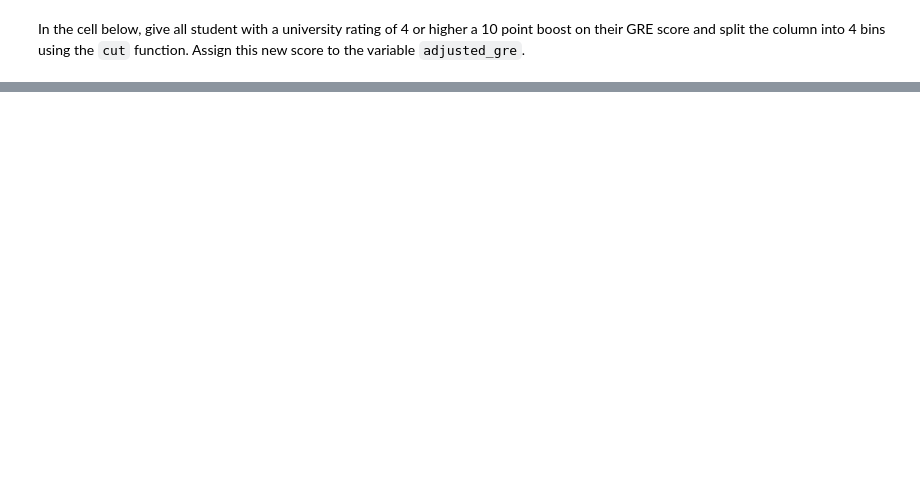
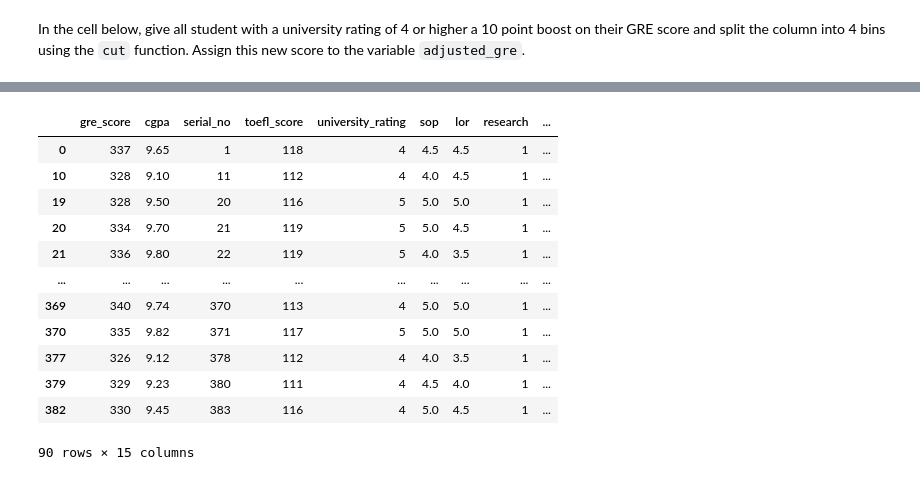
Before and after one commit to ta-data-lis/lab-advanced-pandas, a Jupyter notebook: your-code/main.ipynb, the cells around one changed output, grey strips where cells are left out. Cells and saved outputs as stored; diff of their text form; code cells hidden in the pictures; blank space fills up the shorter version.

```diff
--- a/your-code/main.ipynb
+++ b/your-code/main.ipynb
@@ -379,0 +393,17 @@ In the cell below, give all student with a university rating of 4 or higher a 10
+# %%
+accepted_applicants['adjusted_gre'] = pd.cut(accepted_applicants['gre_score'],4)
+accepted_applicants
+# %% [output]
+|  | gre_score | cgpa | serial_no | toefl_score | university_rating | sop | lor | research | ... |
+| 0 | 337 | 9.65 | 1 | 118 | 4 | 4.5 | 4.5 | 1 | ... |
+| 10 | 328 | 9.10 | 11 | 112 | 4 | 4.0 | 4.5 | 1 | ... |
+| 19 | 328 | 9.50 | 20 | 116 | 5 | 5.0 | 5.0 | 1 | ... |
+| 20 | 334 | 9.70 | 21 | 119 | 5 | 5.0 | 4.5 | 1 | ... |
+| 21 | 336 | 9.80 | 22 | 119 | 5 | 4.0 | 3.5 | 1 | ... |
+| ... | ... | ... | ... | ... | ... | ... | ... | ... | ... |
+| 369 | 340 | 9.74 | 370 | 113 | 4 | 5.0 | 5.0 | 1 | ... |
+| 370 | 335 | 9.82 | 371 | 117 | 5 | 5.0 | 5.0 | 1 | ... |
+| 377 | 326 | 9.12 | 378 | 112 | 4 | 4.0 | 3.5 | 1 | ... |
+| 379 | 329 | 9.23 | 380 | 111 | 4 | 4.5 | 4.0 | 1 | ... |
+| 382 | 330 | 9.45 | 383 | 116 | 4 | 5.0 | 4.5 | 1 | ... |
+90 rows × 15 columns
```
Also changed, not shown: parts of 14 cells of this notebook.
